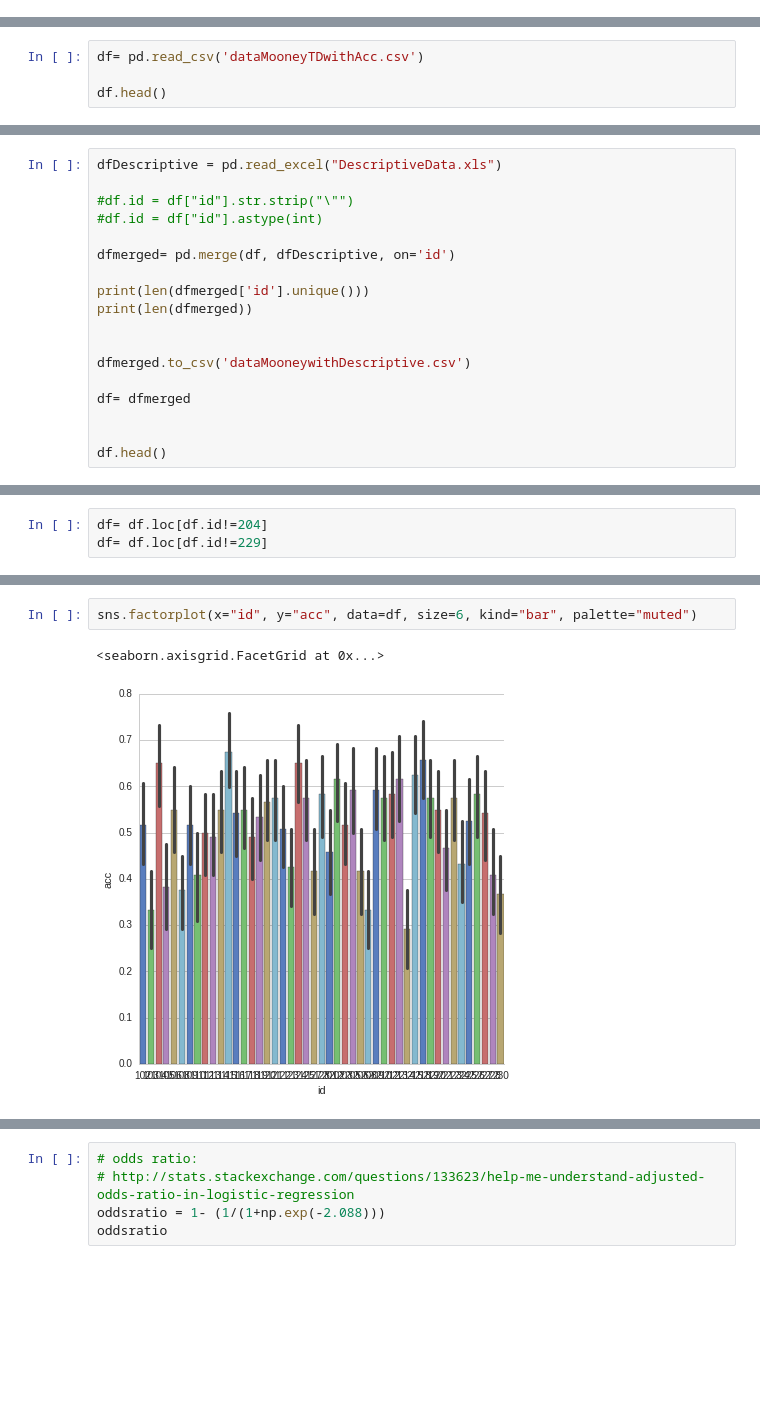
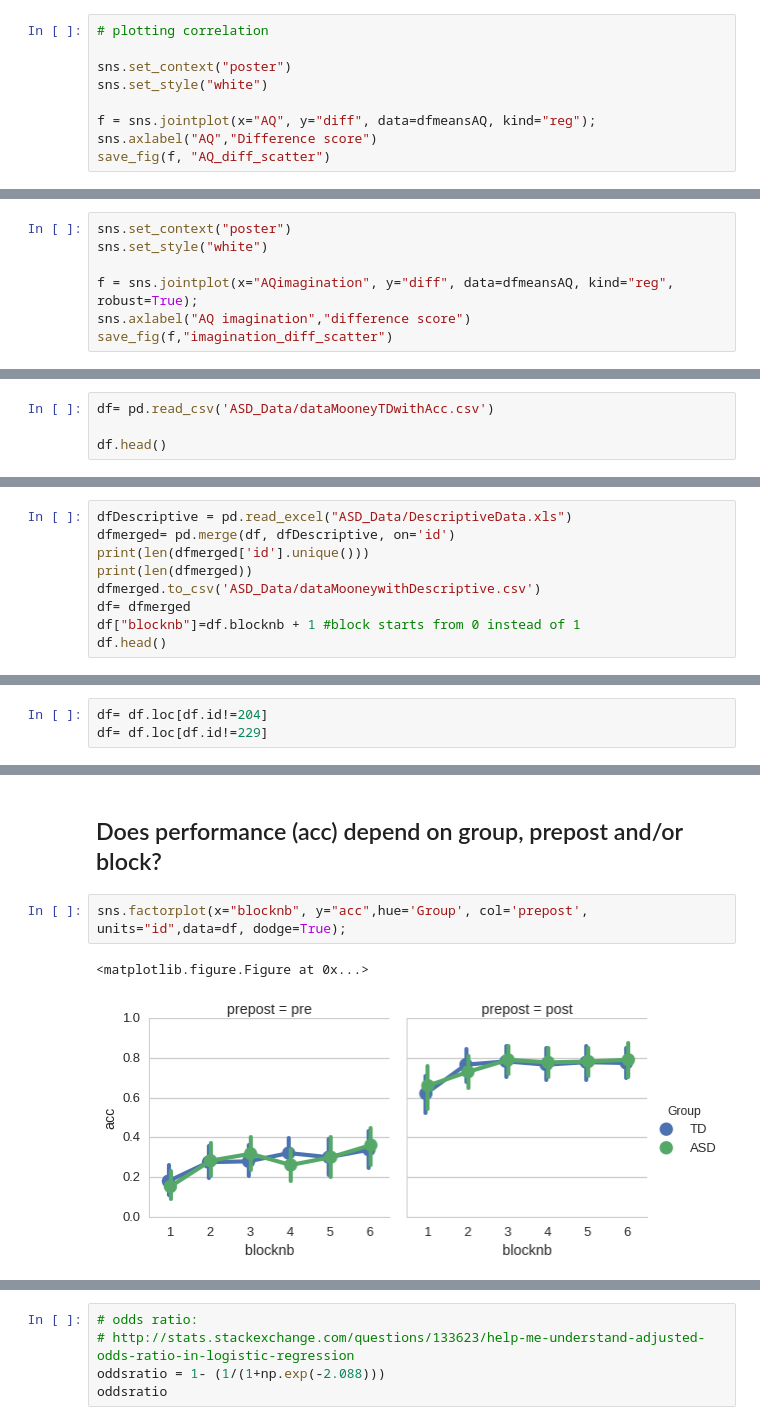
Before and after one commit to hoenir/MooneyTD, a Jupyter notebook: analysisAdolescentsASD2016.ipynb, the cells around one changed output, grey strips where cells are left out. Drawn from its saved outputs; the diff is of its cells as text; blank space fills up the shorter version.

Commit message:
final figures

```diff
--- a/analysisAdolescentsASD2016.ipynb
+++ b/analysisAdolescentsASD2016.ipynb
@@ -570,0 +782,9 @@ with open("datMooneyTD.csv", "wb") as f:
+# %%
+# plotting correlation
+
+sns.set_context("poster")
+sns.set_style("white")
+
+f = sns.jointplot(x="AQ", y="diff", data=dfmeansAQ, kind="reg");
+sns.axlabel("AQ","Difference score")
+save_fig(f, "AQ_diff_scatter")
@@ -570,0 +855,7 @@ with open("datMooneyTD.csv", "wb") as f:
+# %%
+sns.set_context("poster")
+sns.set_style("white")
+
+f = sns.jointplot(x="AQimagination", y="diff", data=dfmeansAQ, kind="reg", robust=True);
+sns.axlabel("AQ imagination","difference score")
+save_fig(f,"imagination_diff_scatter")
@@ -636,5 +1037,5 @@ df.to_csv('dataMooneyTDwithAcc.csv')
 # %%
-df= pd.read_csv('dataMooneyTDwithAcc.csv')
+df= pd.read_csv('ASD_Data/dataMooneyTDwithAcc.csv')
 
 df.head()
 # %% [output]
@@ -647,22 +1048,13 @@ df.head()
 # %% [markdown]
 ## Merge descriptive data with experimental data
 # %%
-dfDescriptive = pd.read_excel("DescriptiveData.xls")
-
-#df.id = df["id"].str.strip("\"")
-#df.id = df["id"].astype(int)
-
+dfDescriptive = pd.read_excel("ASD_Data/DescriptiveData.xls")
 dfmerged= pd.merge(df, dfDescriptive, on='id')
-
 print(len(dfmerged['id'].unique()))
 print(len(dfmerged))
-
-
-dfmerged.to_csv('dataMooneywithDescriptive.csv')
-
+dfmerged.to_csv('ASD_Data/dataMooneywithDescriptive.csv')
 df= dfmerged
-
-
+df["blocknb"]=df.blocknb + 1 #block starts from 0 instead of 1
 df.head()
 # %% [output]
 49
@@ -718,5 +1199,7 @@ df= df.loc[df.id!=229]
+# %% [markdown]
+## Does performance (acc) depend on group, prepost and/or block?
 # %%
-sns.factorplot(x="id", y="acc", data=df, size=6, kind="bar", palette="muted")
+sns.factorplot(x="blocknb", y="acc",hue='Group', col='prepost', units="id",data=df, dodge=True);
 # %% [output]
-<seaborn.axisgrid.FacetGrid at 0x...>
+<matplotlib.figure.Figure at 0x...>
-[figure, old version]
+[figure, new version]
```
Also changed, not shown: parts of 147 cells of this notebook, 36 other files.
